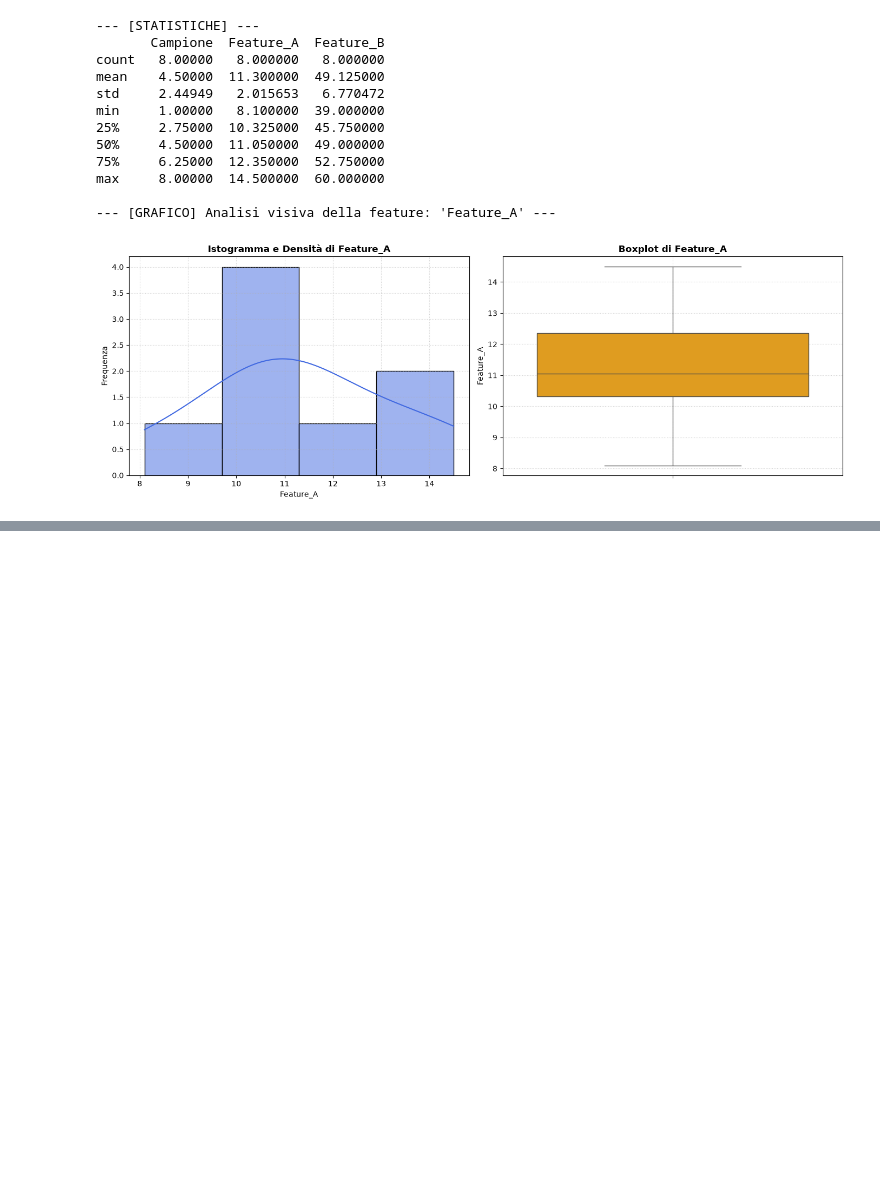
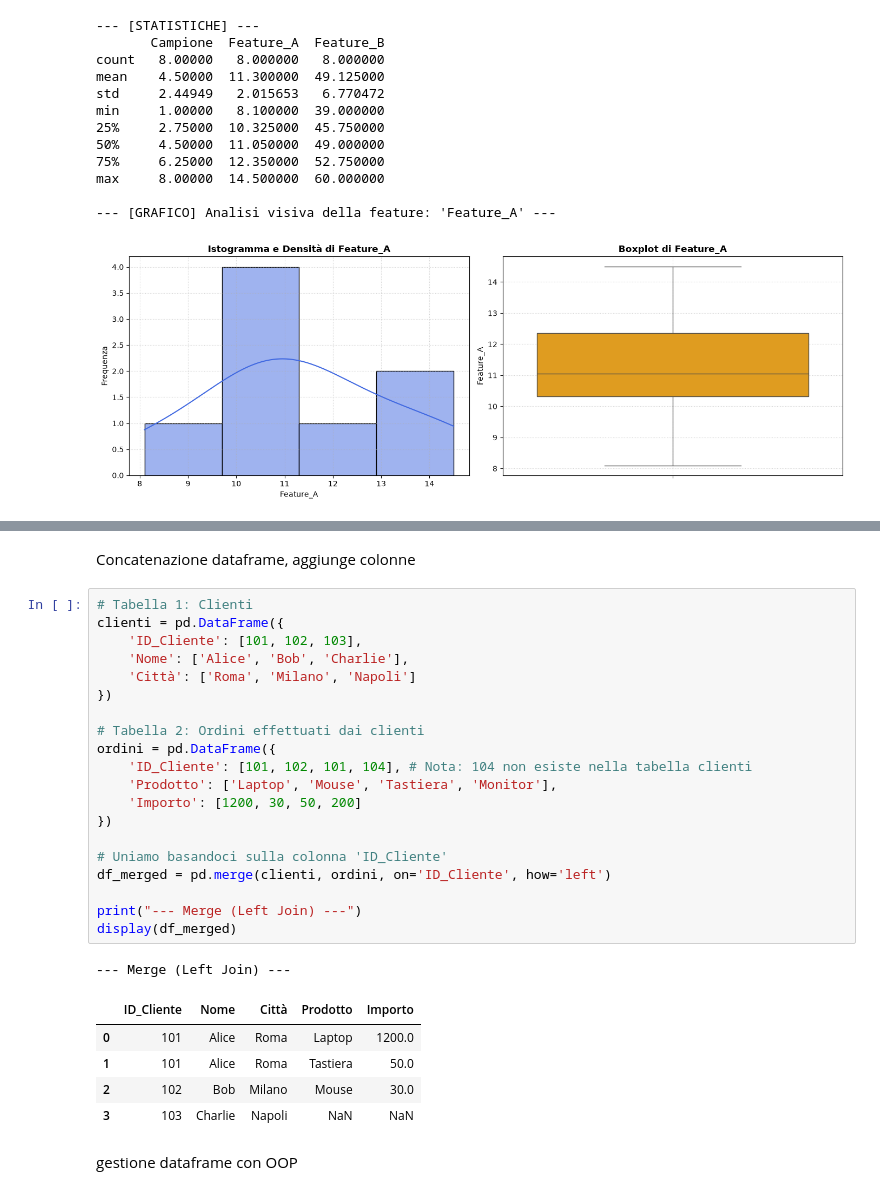
Before and after one commit to PietroSoccio/AI_training, a Jupyter notebook: 02_Pandas_Matplotlib_Seaborn.ipynb, the cells around one changed output, grey strips where cells are left out. Saved outputs shown, nothing was run; the diff lists cells and outputs as text; blank space fills up the shorter version.

```diff
--- a/02_Pandas_Matplotlib_Seaborn.ipynb
+++ b/02_Pandas_Matplotlib_Seaborn.ipynb
@@ -468,0 +512,31 @@ max     8.00000  14.500000  60.000000
+# %% [markdown]
+Concatenazione dataframe, aggiunge colonne
+# %%
+# Tabella 1: Clienti
+clienti = pd.DataFrame({
+    'ID_Cliente': [101, 102, 103],
+    'Nome': ['Alice', 'Bob', 'Charlie'],
+    'Città': ['Roma', 'Milano', 'Napoli']
+})
+
+# Tabella 2: Ordini effettuati dai clienti
+ordini = pd.DataFrame({
+    'ID_Cliente': [101, 102, 101, 104], # Nota: 104 non esiste nella tabella clienti
+    'Prodotto': ['Laptop', 'Mouse', 'Tastiera', 'Monitor'],
+    'Importo': [1200, 30, 50, 200]
+})
+
+# Uniamo basandoci sulla colonna 'ID_Cliente'
+df_merged = pd.merge(clienti, ordini, on='ID_Cliente', how='left')
+
+print("--- Merge (Left Join) ---")
+display(df_merged)
+# %% [output]
+--- Merge (Left Join) ---
+|  | ID_Cliente | Nome | Città | Prodotto | Importo |
+| 0 | 101 | Alice | Roma | Laptop | 1200.0 |
+| 1 | 101 | Alice | Roma | Tastiera | 50.0 |
+| 2 | 102 | Bob | Milano | Mouse | 30.0 |
+| 3 | 103 | Charlie | Napoli | NaN | NaN |
+# %% [markdown]
+gestione dataframe con OOP
```
Also changed, not shown: parts of 9 cells of this notebook, 1 other file.
